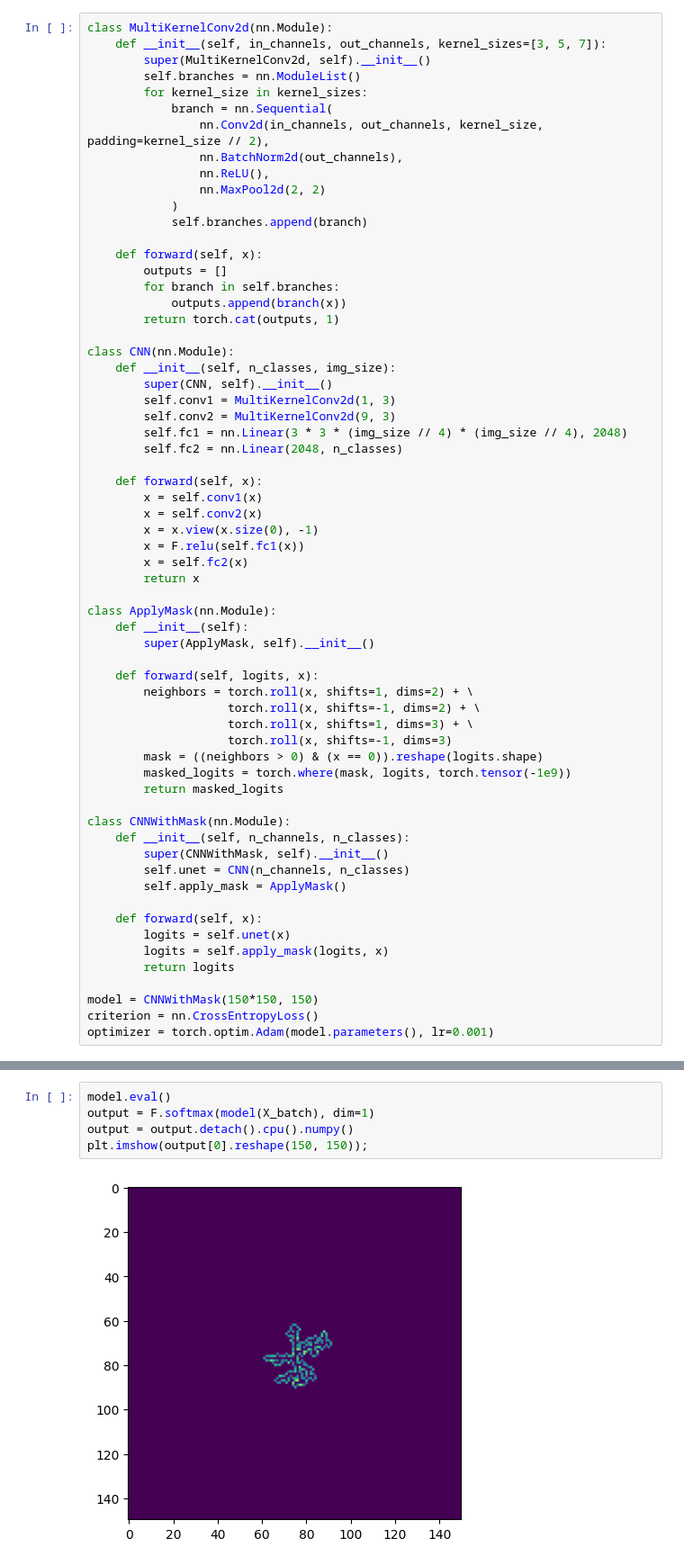
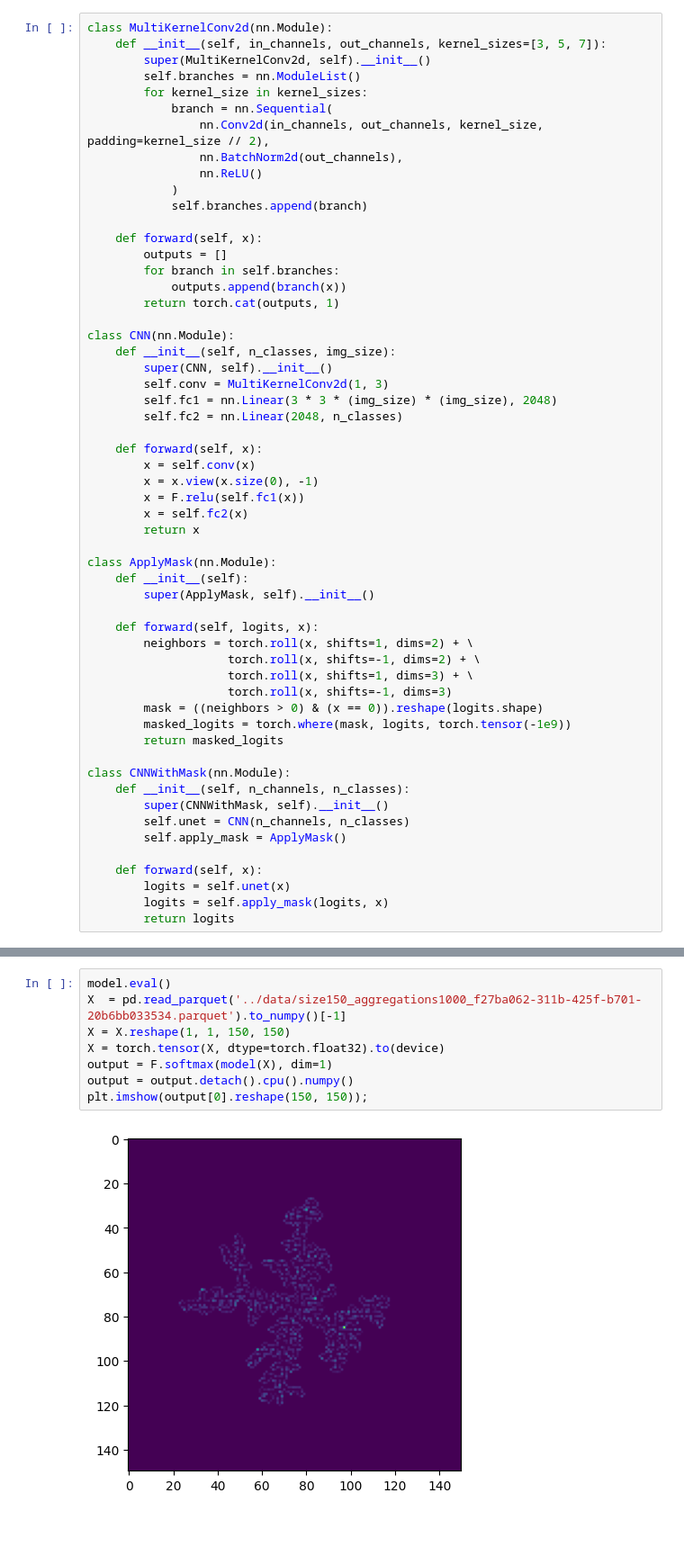
Before and after one commit to TimBerti/diffusion-limited-aggregation, a Jupyter notebook: notebooks/train.ipynb, the cells around one changed output, grey strips where cells are left out. Shown: that part at 90% size. Cells and saved outputs as stored; diff of their text form; blank space fills up the shorter version.

```diff
--- a/notebooks/train.ipynb
+++ b/notebooks/train.ipynb
@@ -18,8 +35,7 @@ class MultiKernelConv2d(nn.Module):
             branch = nn.Sequential(
                 nn.Conv2d(in_channels, out_channels, kernel_size, padding=kernel_size // 2),
                 nn.BatchNorm2d(out_channels),
-                nn.ReLU(),
-                nn.MaxPool2d(2, 2)
+                nn.ReLU()
             )
             self.branches.append(branch)
 
@@ -32,14 +48,12 @@ class MultiKernelConv2d(nn.Module):
 class CNN(nn.Module):
     def __init__(self, n_classes, img_size):
         super(CNN, self).__init__()
-        self.conv1 = MultiKernelConv2d(1, 3)
-        self.conv2 = MultiKernelConv2d(9, 3)
-        self.fc1 = nn.Linear(3 * 3 * (img_size // 4) * (img_size // 4), 2048)
+        self.conv = MultiKernelConv2d(1, 3)
+        self.fc1 = nn.Linear(3 * 3 * (img_size) * (img_size), 2048)
         self.fc2 = nn.Linear(2048, n_classes)
 
     def forward(self, x):
-        x = self.conv1(x)
-        x = self.conv2(x)
+        x = self.conv(x)
         x = x.view(x.size(0), -1)
         x = F.relu(self.fc1(x))
         x = self.fc2(x)
@@ -68,7 +82,3 @@ class CNNWithMask(nn.Module):
         logits = self.unet(x)
         logits = self.apply_mask(logits, x)
         return logits
-
-model = CNNWithMask(150*150, 150)
-criterion = nn.CrossEntropyLoss()
-optimizer = torch.optim.Adam(model.parameters(), lr=0.001)
@@ -170,10 +112,13 @@ for i in range(0, len(X), batch_size):
 # %%
 model.eval()
-output = F.softmax(model(X_batch), dim=1)
+X  = pd.read_parquet('../data/size150_aggregations1000_f27ba062-311b-425f-b701-20b6bb033534.parquet').to_numpy()[-1]
+X = X.reshape(1, 1, 150, 150)
+X = torch.tensor(X, dtype=torch.float32).to(device)
+output = F.softmax(model(X), dim=1)
 output = output.detach().cpu().numpy()
 plt.imshow(output[0].reshape(150, 150));
 # %% [output]
-[figure, old version]
+[figure, new version]
 # %%
 n = 150
 grid = np.zeros((1, 1, n,n))
```
Also changed, not shown: parts of 7 cells of this notebook, 1 other file.
